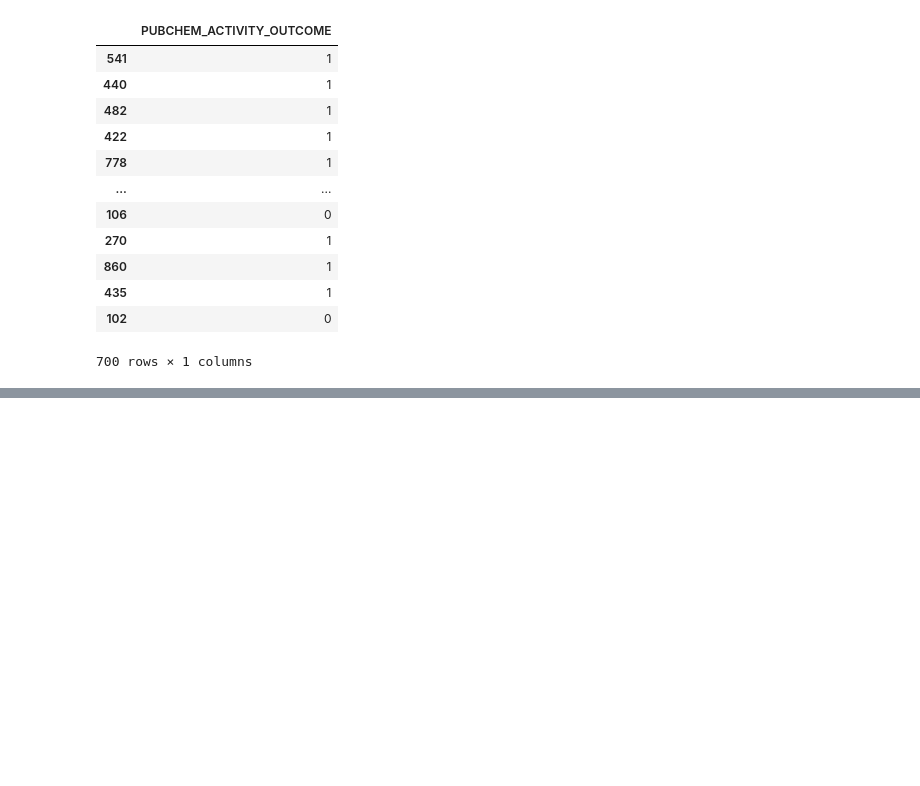
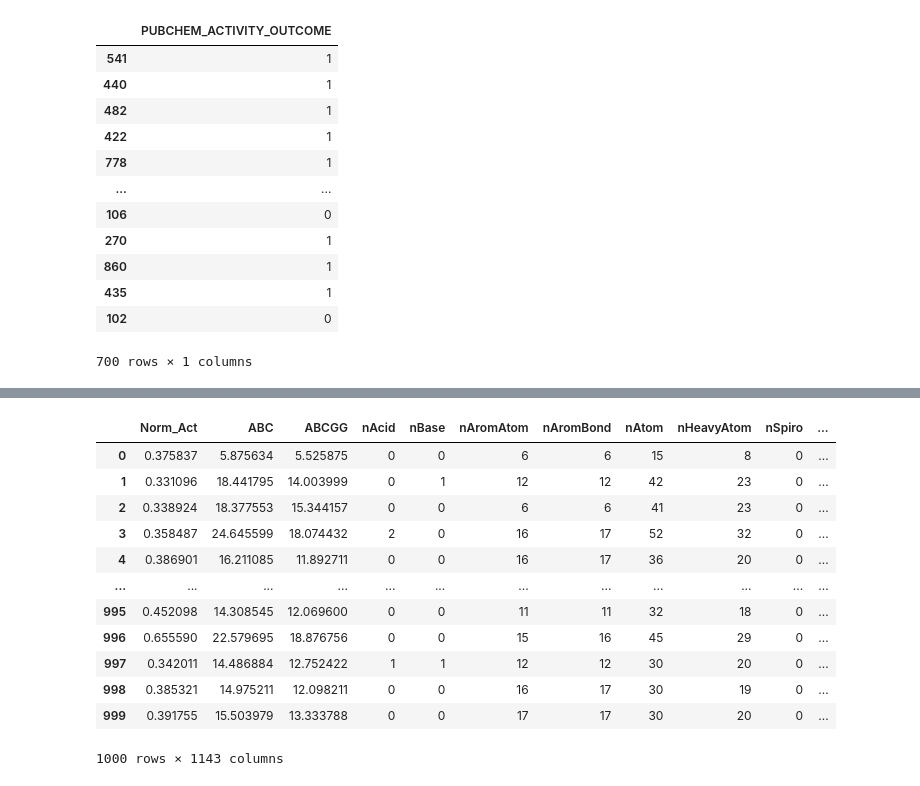
Before and after one commit to SharkyStacky/Learning-ML-Python, a Jupyter notebook: first_steps/1-first_NN.ipynb, the cells around one changed output, grey strips where cells are left out. Cells and saved outputs as stored; diff of their text form; code cells hidden in the pictures; blank space fills up the shorter version.

```diff
--- a/first_steps/1-first_NN.ipynb
+++ b/first_steps/1-first_NN.ipynb
@@ -385,0 +400,4 @@ Epoch 100/100
+# %%
+s2 = shuffled_df.dropna(axis=1)
+# %%
+nc_2 = s2.select_dtypes(include=[int, float])
@@ -385,0 +420,17 @@ Epoch 100/100
+# %%
+desc_2 = nc_2.iloc[:,5:]
+desc_2
+# %% [output]
+|  | Norm_Act | ABC | ABCGG | nAcid | nBase | nAromAtom | nAromBond | nAtom | nHeavyAtom | nSpiro | ... |
+| 0 | 0.375837 | 5.875634 | 5.525875 | 0 | 0 | 6 | 6 | 15 | 8 | 0 | ... |
+| 1 | 0.331096 | 18.441795 | 14.003999 | 0 | 1 | 12 | 12 | 42 | 23 | 0 | ... |
+| 2 | 0.338924 | 18.377553 | 15.344157 | 0 | 0 | 6 | 6 | 41 | 23 | 0 | ... |
+| 3 | 0.358487 | 24.645599 | 18.074432 | 2 | 0 | 16 | 17 | 52 | 32 | 0 | ... |
+| 4 | 0.386901 | 16.211085 | 11.892711 | 0 | 0 | 16 | 17 | 36 | 20 | 0 | ... |
+| ... | ... | ... | ... | ... | ... | ... | ... | ... | ... | ... | ... |
+| 995 | 0.452098 | 14.308545 | 12.069600 | 0 | 0 | 11 | 11 | 32 | 18 | 0 | ... |
+| 996 | 0.655590 | 22.579695 | 18.876756 | 0 | 0 | 15 | 16 | 45 | 29 | 0 | ... |
+| 997 | 0.342011 | 14.486884 | 12.752422 | 1 | 1 | 12 | 12 | 30 | 20 | 0 | ... |
+| 998 | 0.385321 | 14.975211 | 12.098211 | 0 | 0 | 16 | 17 | 30 | 19 | 0 | ... |
+| 999 | 0.391755 | 15.503979 | 13.333788 | 0 | 0 | 17 | 17 | 30 | 20 | 0 | ... |
+1000 rows × 1143 columns
```
Also changed, not shown: parts of 51 cells of this notebook, 1 other file.
